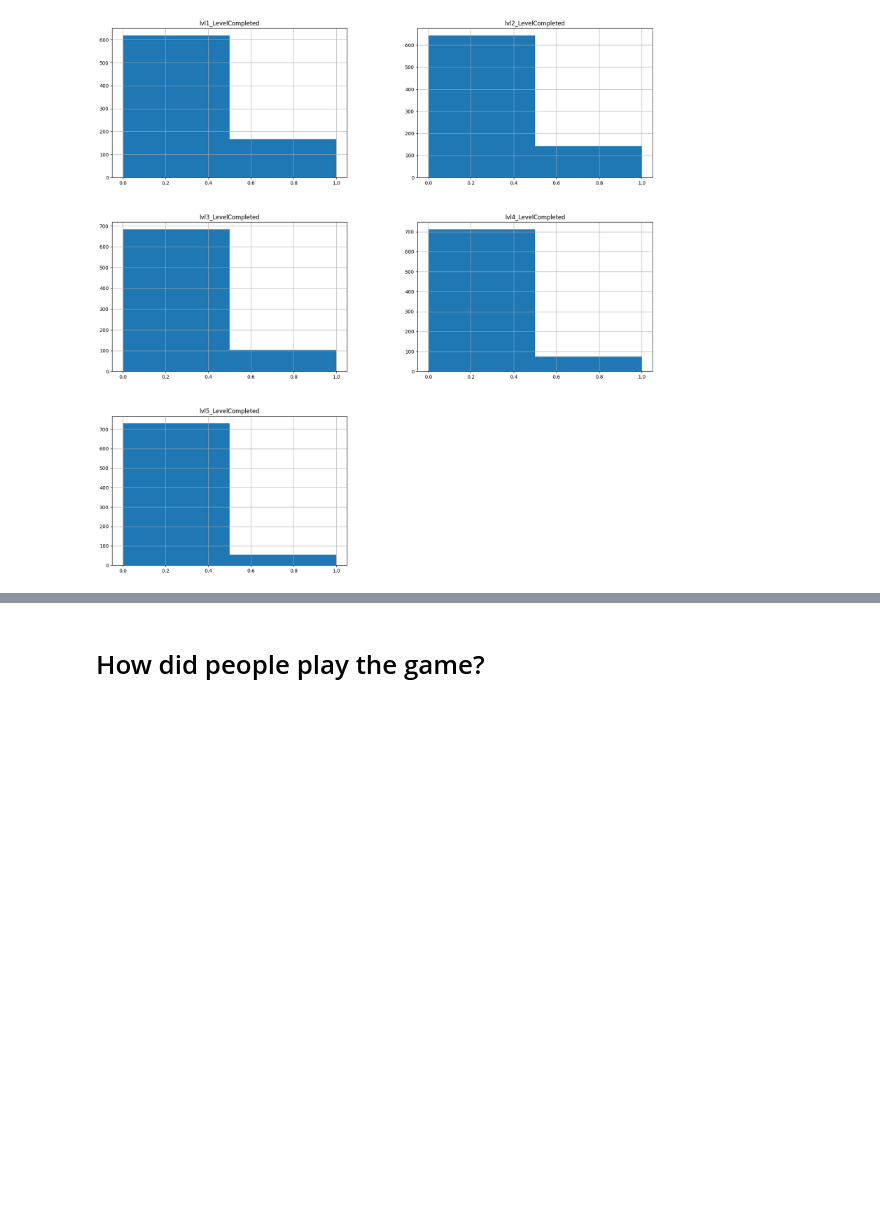
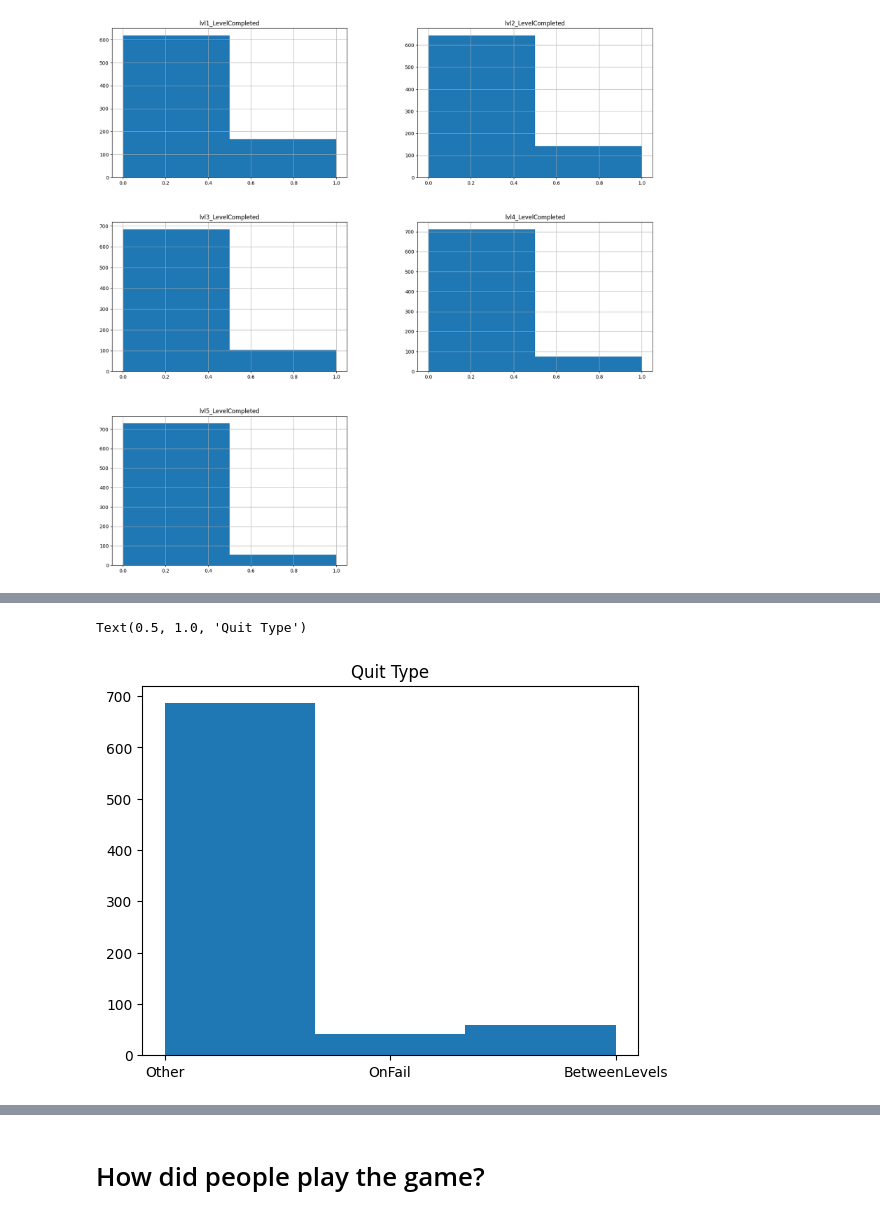
Before and after one commit to opengamedata/opengamedata-samples, a Jupyter notebook: JOURNALISM/modeling/Journalism_modeling_session.ipynb, the cells around one changed output, grey strips where cells are left out. Cells and saved outputs as stored; diff of their text form; code cells hidden in the pictures; blank space fills up the shorter version.

```diff
--- a/JOURNALISM/modeling/Journalism_modeling_session.ipynb
+++ b/JOURNALISM/modeling/Journalism_modeling_session.ipynb
@@ -137,0 +146,9 @@ The average amount of levels completed: 1.7048346055979644
+# %%
+df_column = df_session['QuitType'] #column must be integers
+#jobs completed
+f, ax = plt.subplots()
+ax.hist(df_column, bins=3)
+ax.set_title("Quit Type")
+# %% [output]
+Text(0.5, 1.0, 'Quit Type')
+[figure, added]
```
Also changed, not shown: parts of 12 cells of this notebook, 1 other file.
